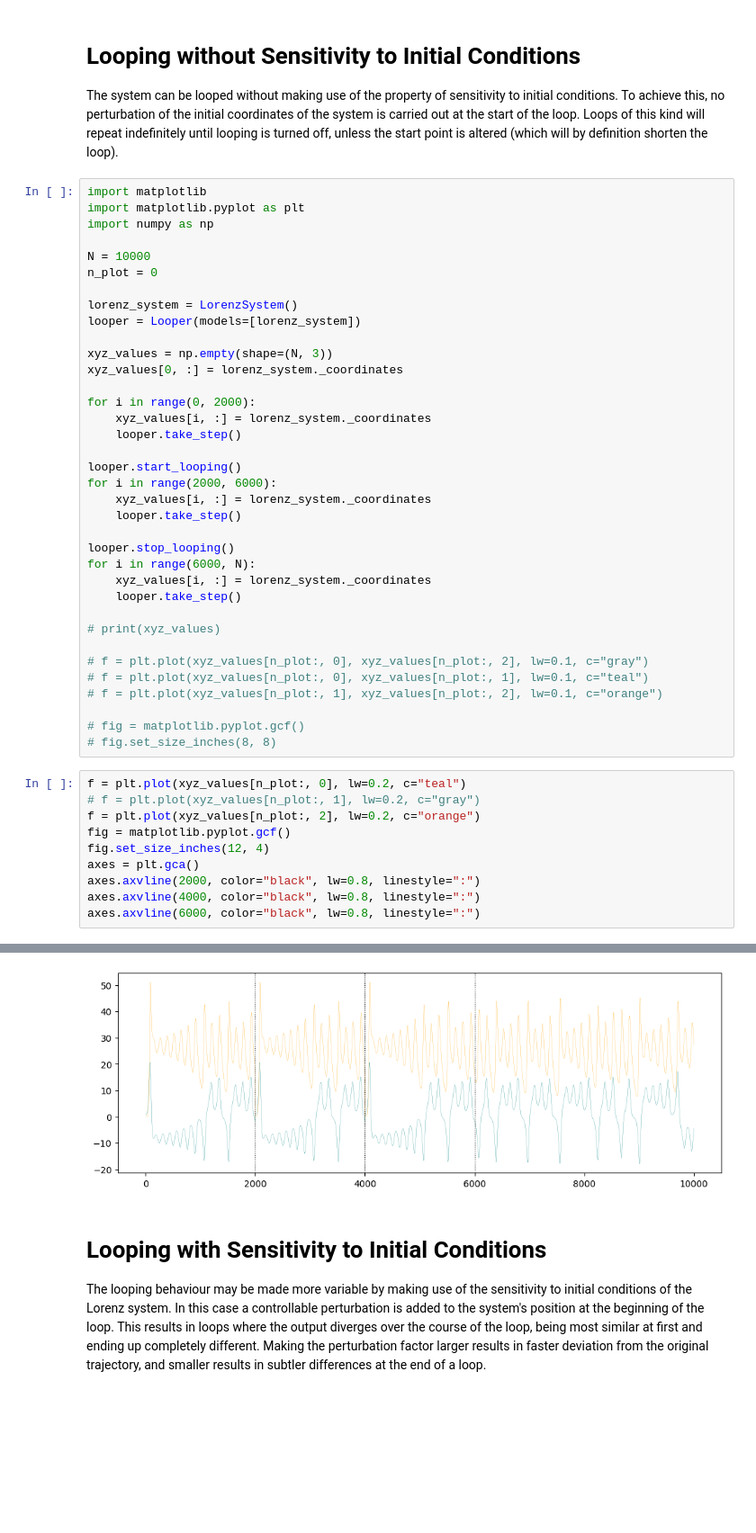
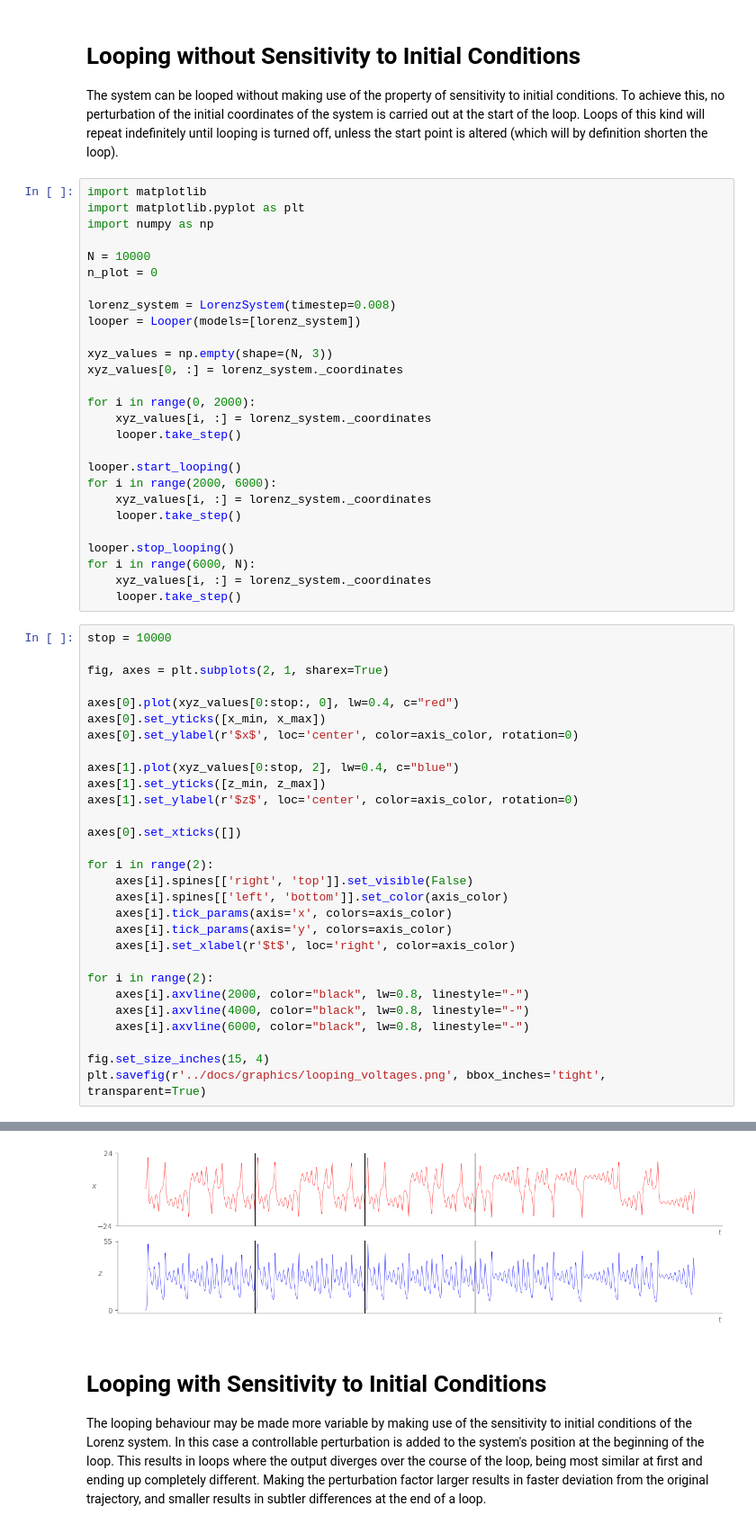
Before and after one commit to MJLMills/mtmws_od, a Jupyter notebook: notebooks/lorenz_model.ipynb, the cells around one changed output, grey strips where cells are left out. Shown: that part at 90% size. Drawn from its saved outputs; the diff is of its cells as text; blank space fills up the shorter version.

Commit message:
update notebooks to producs doc graphics

```diff
--- a/notebooks/lorenz_model.ipynb
+++ b/notebooks/lorenz_model.ipynb
@@ -300,7 +373,7 @@ import numpy as np
 N = 10000
 n_plot = 0
 
-lorenz_system = LorenzSystem()
+lorenz_system = LorenzSystem(timestep=0.008)
 looper = Looper(models=[lorenz_system])
 
 xyz_values = np.empty(shape=(N, 3))
@@ -319,23 +392,33 @@ looper.stop_looping()
 for i in range(6000, N):
     xyz_values[i, :] = lorenz_system._coordinates
     looper.take_step()
-
-# print(xyz_values)
-
-# f = plt.plot(xyz_values[n_plot:, 0], xyz_values[n_plot:, 2], lw=0.1, c="gray")
-# f = plt.plot(xyz_values[n_plot:, 0], xyz_values[n_plot:, 1], lw=0.1, c="teal")
-# f = plt.plot(xyz_values[n_plot:, 1], xyz_values[n_plot:, 2], lw=0.1, c="orange")
-
-# fig = matplotlib.pyplot.gcf()
-# fig.set_size_inches(8, 8)
 # %%
-f = plt.plot(xyz_values[n_plot:, 0], lw=0.2, c="teal")
-# f = plt.plot(xyz_values[n_plot:, 1], lw=0.2, c="gray")
-f = plt.plot(xyz_values[n_plot:, 2], lw=0.2, c="orange")
-fig = matplotlib.pyplot.gcf()
-fig.set_size_inches(12, 4)
-axes = plt.gca()
-axes.axvline(2000, color="black", lw=0.8, linestyle=":")
-axes.axvline(4000, color="black", lw=0.8, linestyle=":")
-axes.axvline(6000, color="black", lw=0.8, linestyle=":")
+stop = 10000
+
+fig, axes = plt.subplots(2, 1, sharex=True)
+
+axes[0].plot(xyz_values[0:stop:, 0], lw=0.4, c="red")
+axes[0].set_yticks([x_min, x_max])
+axes[0].set_ylabel(r'$x$', loc='center', color=axis_color, rotation=0)
+
+axes[1].plot(xyz_values[0:stop, 2], lw=0.4, c="blue")
+axes[1].set_yticks([z_min, z_max])
+axes[1].set_ylabel(r'$z$', loc='center', color=axis_color, rotation=0)
+
+axes[0].set_xticks([])
+
+for i in range(2):
+    axes[i].spines[['right', 'top']].set_visible(False)
+    axes[i].spines[['left', 'bottom']].set_color(axis_color)
+    axes[i].tick_params(axis='x', colors=axis_color)
+    axes[i].tick_params(axis='y', colors=axis_color)
+    axes[i].set_xlabel(r'$t$', loc='right', color=axis_color)
+
+for i in range(2):
+    axes[i].axvline(2000, color="black", lw=0.8, linestyle="-")
+    axes[i].axvline(4000, color="black", lw=0.8, linestyle="-")
+    axes[i].axvline(6000, color="black", lw=0.8, linestyle="-")
+
+fig.set_size_inches(15, 4)
+plt.savefig(r'../docs/graphics/looping_voltages.png', bbox_inches='tight', transparent=True)
 # %% [output]
@@ -343,4 +425,4 @@ axes.axvline(6000, color="black", lw=0.8, linestyle=":")
-[figure, old version]
+[figure, new version]
 # %% [markdown]
 # Looping with Sensitivity to Initial Conditions
 
```
Also changed, not shown: parts of 15 cells of this notebook, 1 other file.
